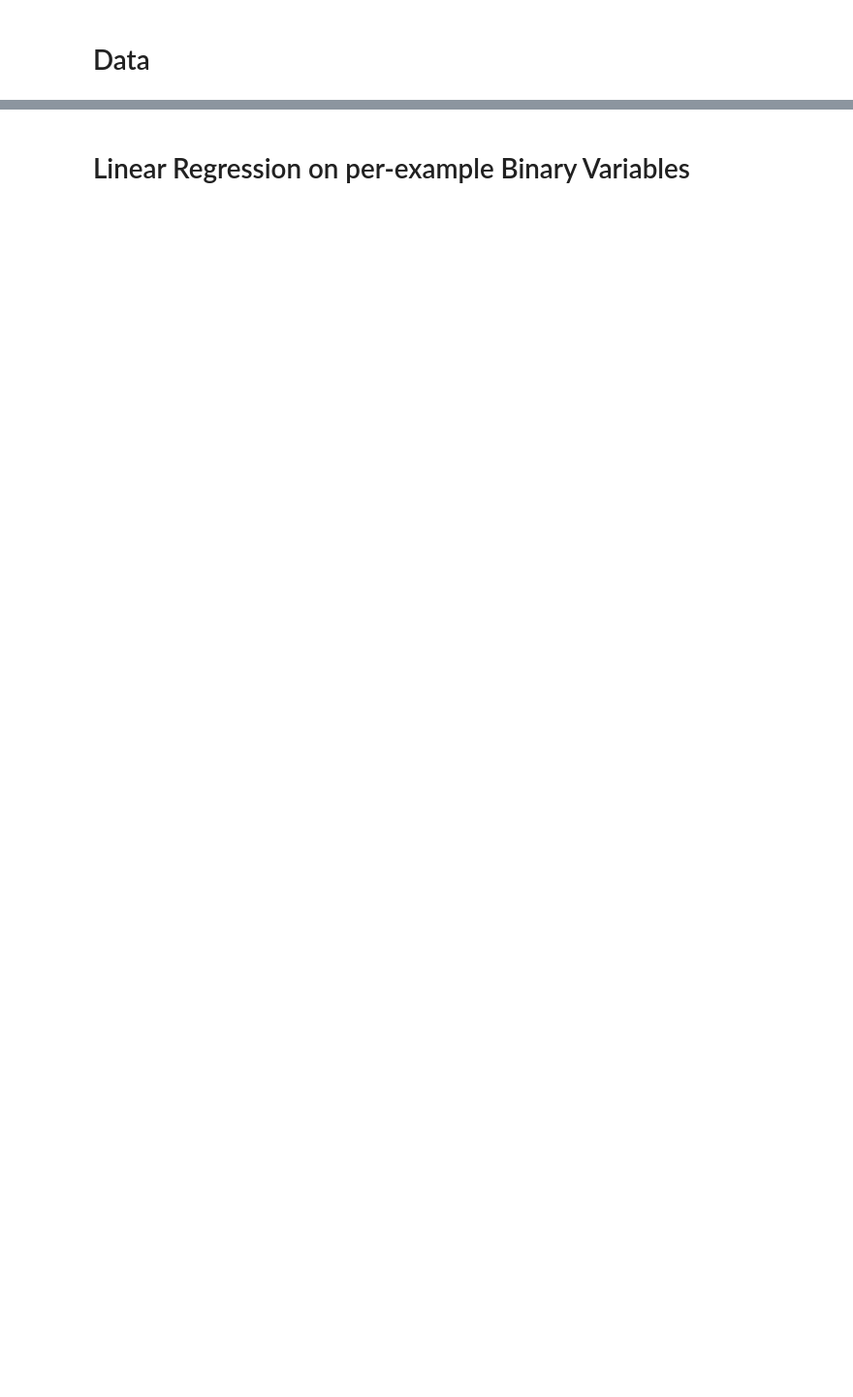
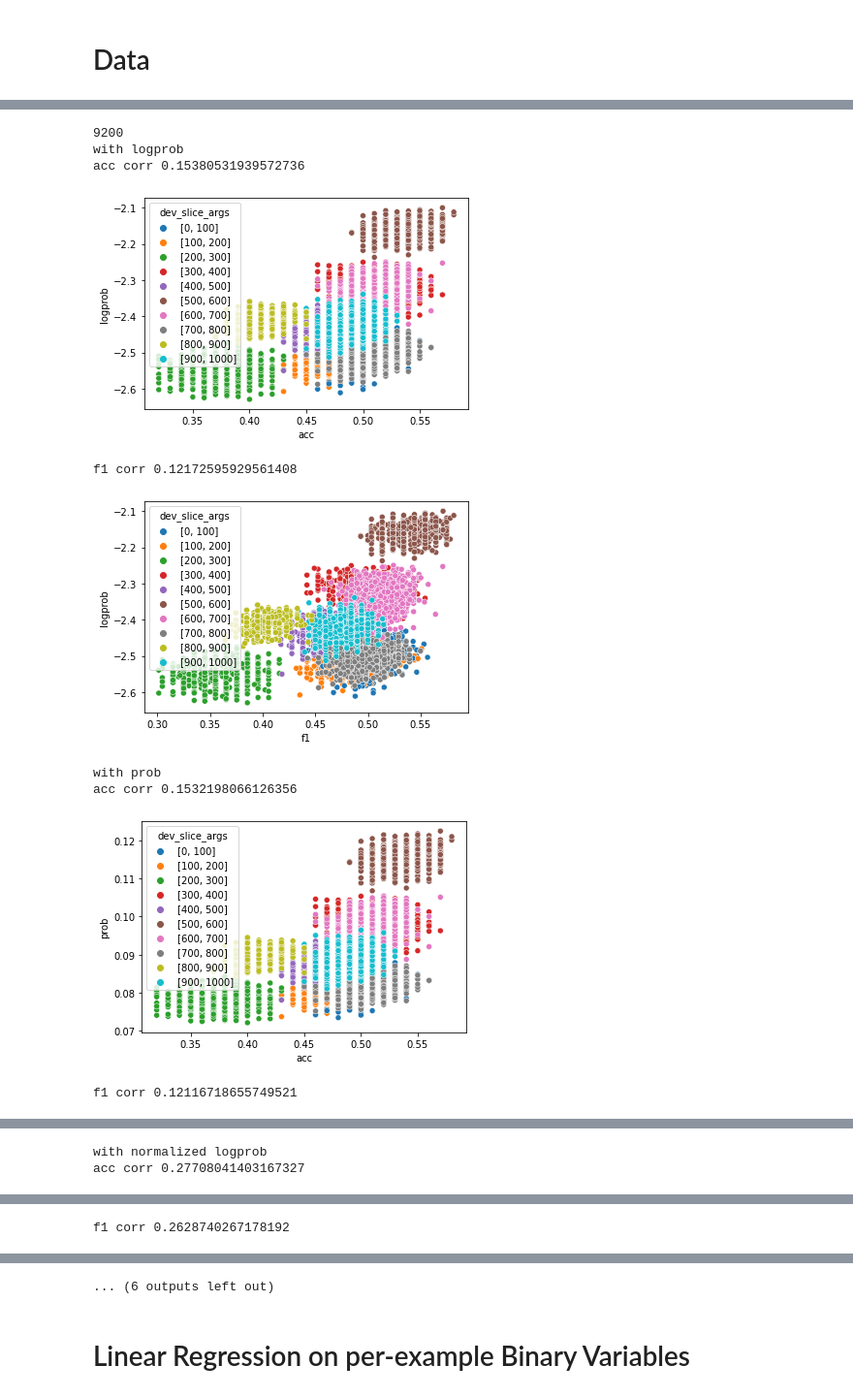
Before and after one commit to dmcinerney/MetaICL, a Jupyter notebook: prompt_result_regression.ipynb, the cells around one changed output, grey strips where cells are left out. Shown at 97% size. Drawn from its saved outputs; the diff is of its cells as text; code cells hidden in the pictures; blank space fills up the shorter version.

```diff
--- a/prompt_result_regression.ipynb
+++ b/prompt_result_regression.ipynb
@@ -79,0 +121,51 @@ get_breakdown(get_full_df())
+# %%
+# Only makes sense if the val set is held static
+df = get_full_df()
+df = df[
+    (df.checkpoint == 'checkpoints/metaicl/hr_to_lr/model.pt') &
+    (df.task == 'commonsense_qa')
+]
+print(len(df))
+print('with logprob')
+print('acc corr', df.logprob_normalized.corr(df.acc_normalized))
+sns.scatterplot(data=df, x='acc', y='logprob', hue='dev_slice_args')
+plt.show()
+print('f1 corr', df.logprob_normalized.corr(df.f1_normalized))
+sns.scatterplot(data=df, x='f1', y='logprob', hue='dev_slice_args')
+plt.show()
+print('with prob')
+print('acc corr', df.prob_normalized.corr(df.acc_normalized))
+sns.scatterplot(data=df, x='acc', y='prob', hue='dev_slice_args')
+plt.show()
+print('f1 corr', df.prob_normalized.corr(df.f1_normalized))
+sns.scatterplot(data=df, x='f1', y='prob', hue='dev_slice_args')
+plt.show()
+print('with normalized logprob')
+print('acc corr', df.normalizedlogprob_normalized.corr(df.acc_normalized))
+sns.scatterplot(data=df, x='acc', y='normalizedlogprob', hue='dev_slice_args')
+plt.show()
+print('f1 corr', df.normalizedlogprob_normalized.corr(df.f1_normalized))
+sns.scatterplot(data=df, x='f1', y='normalizedlogprob', hue='dev_slice_args')
+plt.show()
+print('with normalized prob')
+print('acc corr', df.normalizedprob_normalized.corr(df.acc_normalized))
+sns.scatterplot(data=df, x='acc', y='normalizedprob', hue='dev_slice_args')
+plt.show()
+print('f1 corr', df.normalizedprob_normalized.corr(df.f1_normalized))
+sns.scatterplot(data=df, x='f1', y='normalizedprob', hue='dev_slice_args')
+plt.show()
+print('with acc')
+print('f1 corr', df.acc_normalized.corr(df.f1_normalized))
+sns.scatterplot(data=df, x='f1', y='acc', hue='dev_slice_args')
+plt.show()
+# %% [output]
+9200
+with logprob
+acc corr 0.15380531939572736
+[figure, added]
+f1 corr 0.12172595929561408
+[figure, added]
+with prob
+acc corr 0.1532198066126356
+[figure, added]
+f1 corr 0.12116718655749521
@@ -79,0 +173,2 @@ get_breakdown(get_full_df())
+with normalized logprob
+acc corr 0.27708041403167327
@@ -79,0 +176 @@ get_breakdown(get_full_df())
+f1 corr 0.2628740267178192
@@ -80,3 +178,4 @@ get_breakdown(get_full_df())
+... (6 outputs left out)
 # %%
 def get_prompt(train_samples):
     train_samples = eval(train_samples)
```
Also changed, not shown: parts of 24 cells of this notebook, 12 other files.
